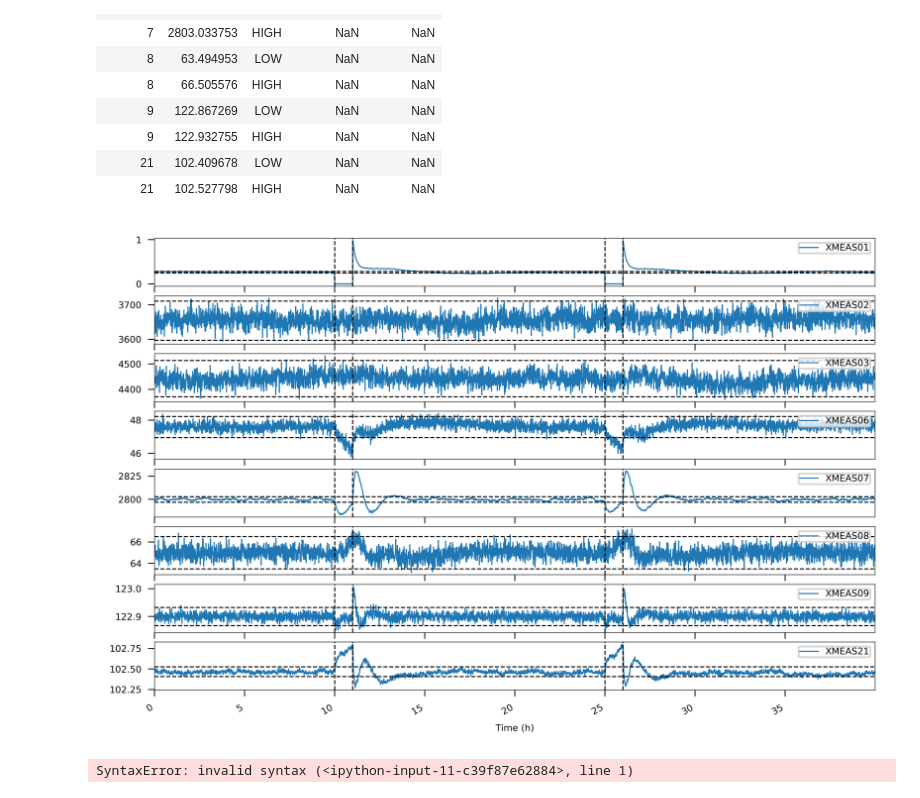
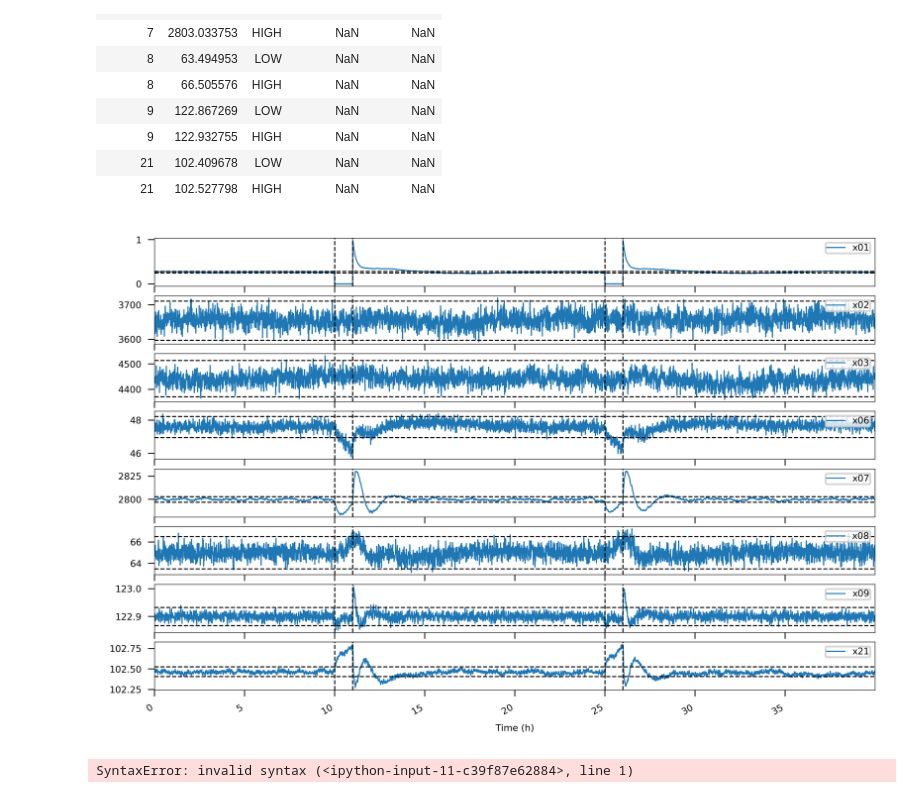
Before and after one commit to ruteee/pesquisa, a Jupyter notebook: Notebooks/Process Plot.ipynb, the cells around one changed output. Drawn from its saved outputs; the diff is of its cells as text; code cells hidden in the pictures.

```diff
--- a/Notebooks/Process Plot.ipynb
+++ b/Notebooks/Process Plot.ipynb
@@ -41,6 +41,12 @@ proc_df.head()
 | 2019-12-10 16:55:29.616330147 | 0.271255 | 3656.090868 | 4429.093949 | 47.750928 | 2799.345791 | 64.930642 | 122.909663 | 102.499473 |
 | 2019-12-10 16:56:05.616330147 | 0.269950 | 3664.897833 | 4439.129238 | 47.305023 | 2799.251300 | 65.188788 | 122.909316 | 102.465085 |
 | 2019-12-10 16:56:41.616330147 | 0.270947 | 3616.540495 | 4446.078748 | 47.813862 | 2798.967112 | 65.686033 | 122.887484 | 102.463271 |
+# %%
+cols = [col.replace("MEAS", '').lower() for col in proc_df.columns]
+cols
+
+rename_proc = {key:value for key, value in zip(proc_df.columns, cols)}
+proc_df.rename(rename_proc, axis=1, inplace=True)
 # %%
 threshold_df = pd.read_csv(threshold_path, index_col='proc_var')
 threshold_df = threshold_df.loc[[1,2,3,6,7,8,9,21]]
@@ -138,7 +144,7 @@ threshold_df
 #     ax.legend(loc='upper right')
 # plt.show()
 # %%
-var_names = ['XMEAS%02d' % x for x in [1,2,3,6,7,8,9,21]]
+var_names = ['x%02d' % x for x in [1,2,3,6,7,8,9,21]]
 
 df = proc_df[var_names].iloc[0:4000].reset_index().drop(['TOUT'], axis=1)
 df.index = df.index/100
@@ -160,34 +166,34 @@ plt.rcParams['legend.borderpad']= 0.1
 # fig, axes = plt.subplots()
 
 axes = df.plot(subplots=True, figsize=(7,5), color='tab:blue')
 plt.ticklabel_format(axis= 'y',style='plain')
 
 for i, ax in enumerate(axes):
     ax.axhline(y=threshold_df.iloc[i*(2)].limit, color="black" , ls='--')
     ax.axhline(y=threshold_df.iloc[i*(2) + 1].limit, color="black",ls='--')
 
     ax.set_xlabel('Time (h)')
 
     ax.axvline(x=df.index[1000], color="black", ls='--')
     ax.axvline(x=df.index[1100], color="black", ls='--')
 
     ax.axvline(x=df.index[2500], color="black", ls='--')
     ax.axvline(x=df.index[2600], color="black", ls='--')
     ax.legend(loc='upper right')
 
     ax.ticklabel_format(axis= 'y',style='plain', useOffset=False)
 
 
     x = ax.get_xticks()
     y = ax.get_yticks()
 
 
     ax.minorticks_off()
 
 # plt.tight_layout()
 plt.gcf().savefig("process_var.pdf", bbox_inches='tight')
 # %% [output]
-[figure, old version]
+[figure, new version]
 # %%
 x = [str(e/100) for e in x]
 # %%
```
Also changed, not shown: 28 other files.
